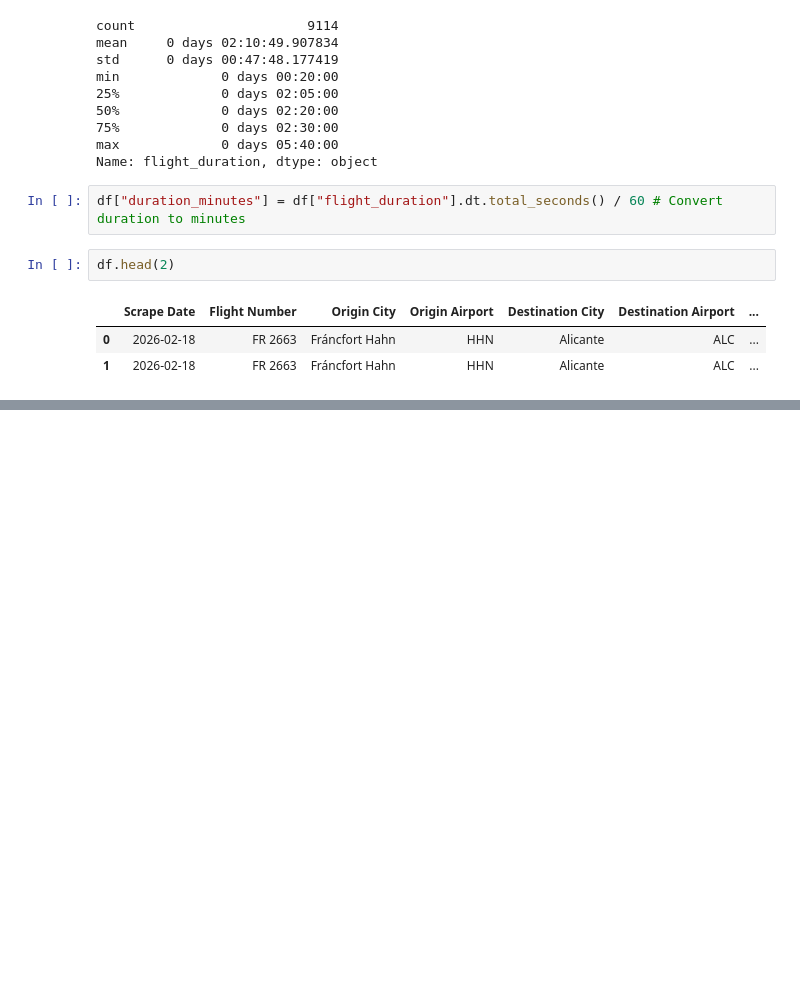
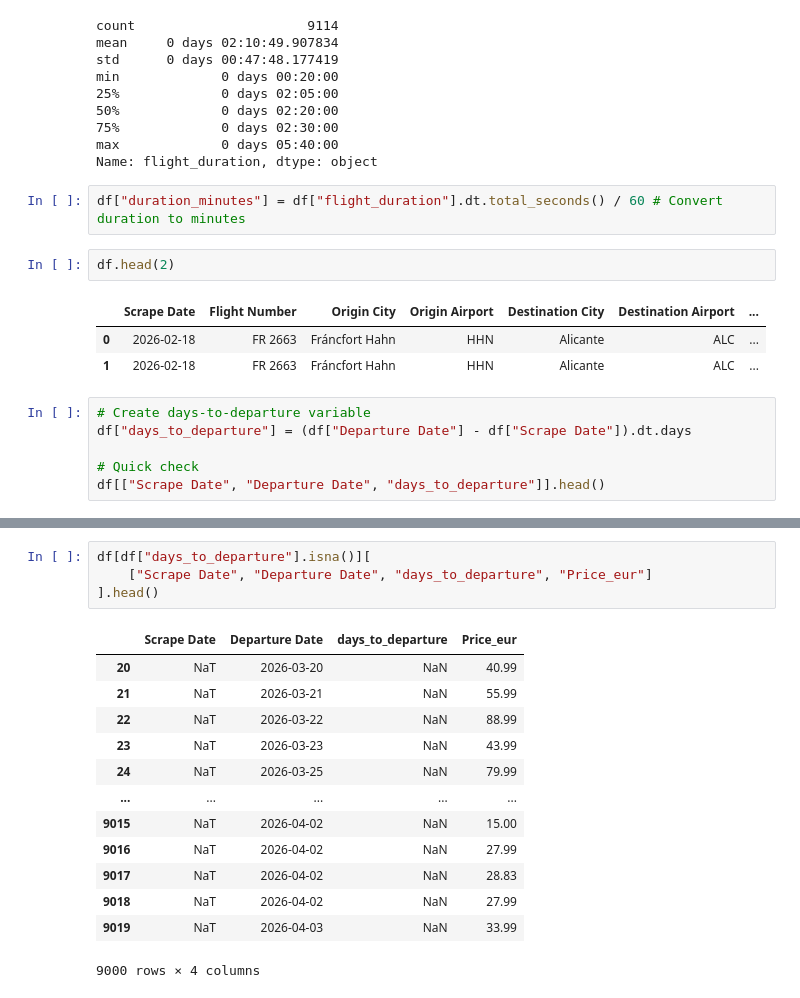
Before and after one commit to mopamerlin-boop/Portafolio, a Jupyter notebook: Ryanair/2Ryanair_an.ipynb, the cells around one changed output, grey strips where cells are left out. Saved outputs shown, nothing was run; the diff lists cells and outputs as text; blank space fills up the shorter version.

Commit message:
se debe revisar el valor de scrape Date

```diff
--- a/Ryanair/2Ryanair_an.ipynb
+++ b/Ryanair/2Ryanair_an.ipynb
@@ -336,3 +336,9 @@ df.head(2)
 |  | Scrape Date | Flight Number | Origin City | Origin Airport | Destination City | Destination Airport | ... |
 | 0 | 2026-02-18 | FR 2663 | Fráncfort Hahn | HHN | Alicante | ALC | ... |
 | 1 | 2026-02-18 | FR 2663 | Fráncfort Hahn | HHN | Alicante | ALC | ... |
+# %%
+# Create days-to-departure variable
+df["days_to_departure"] = (df["Departure Date"] - df["Scrape Date"]).dt.days
+
+# Quick check
+df[["Scrape Date", "Departure Date", "days_to_departure"]].head()
@@ -338,0 +395,18 @@ df.head(2)
+# %%
+df[df["days_to_departure"].isna()][
+    ["Scrape Date", "Departure Date", "days_to_departure", "Price_eur"]
+].head()
+# %% [output]
+|  | Scrape Date | Departure Date | days_to_departure | Price_eur |
+| 20 | NaT | 2026-03-20 | NaN | 40.99 |
+| 21 | NaT | 2026-03-21 | NaN | 55.99 |
+| 22 | NaT | 2026-03-22 | NaN | 88.99 |
+| 23 | NaT | 2026-03-23 | NaN | 43.99 |
+| 24 | NaT | 2026-03-25 | NaN | 79.99 |
+| ... | ... | ... | ... | ... |
+| 9015 | NaT | 2026-04-02 | NaN | 15.00 |
+| 9016 | NaT | 2026-04-02 | NaN | 27.99 |
+| 9017 | NaT | 2026-04-02 | NaN | 28.83 |
+| 9018 | NaT | 2026-04-02 | NaN | 27.99 |
+| 9019 | NaT | 2026-04-03 | NaN | 33.99 |
+9000 rows × 4 columns
```
Also changed, not shown: parts of 6 cells of this notebook.
